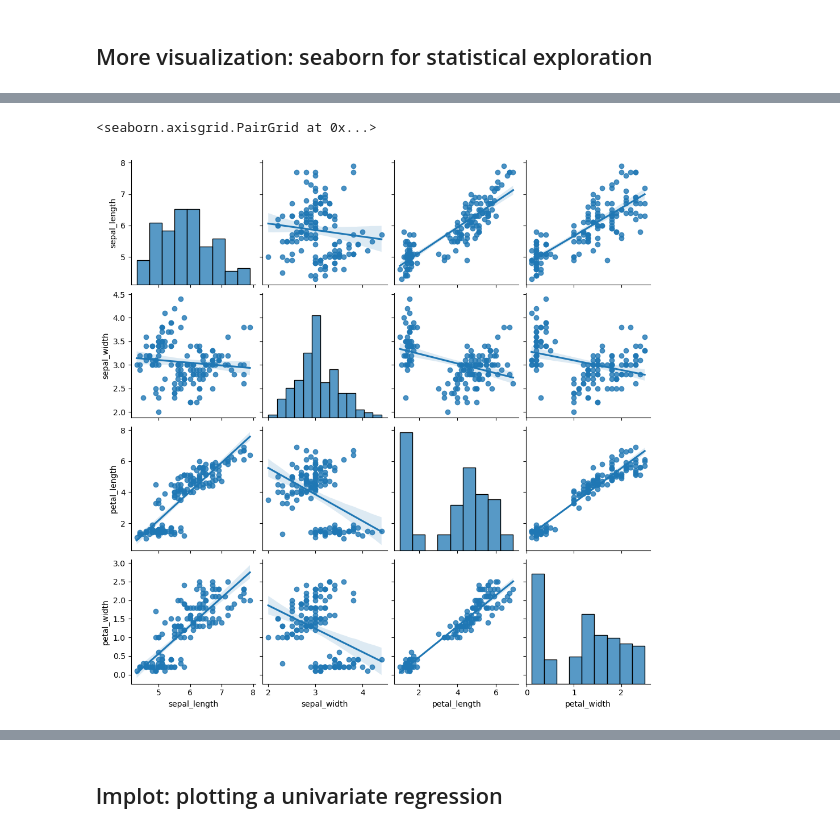
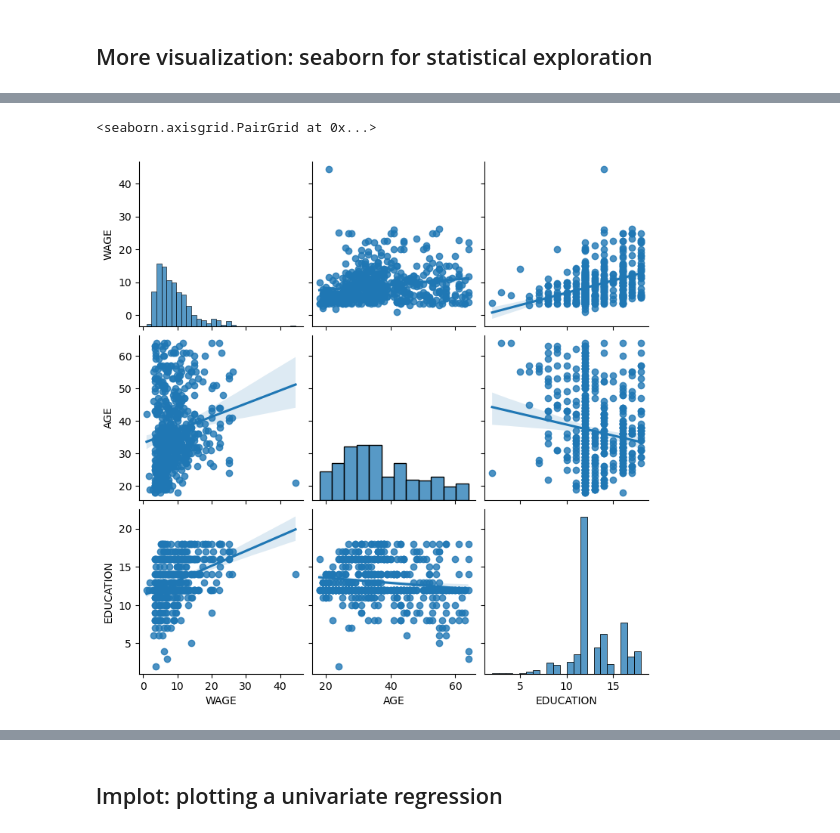
Before and after one commit to abyappan/pystats, a Jupyter notebook: pystats.ipynb, the cells around one changed output, grey strips where cells are left out. Saved outputs shown, nothing was run; the diff lists cells and outputs as text; code cells hidden in the pictures.

```diff
--- a/pystats.ipynb
+++ b/pystats.ipynb
@@ -283,4 +283,5 @@ print(model.f_test([0,1,-1,0]))
 # %% [markdown]
 ## More visualization: seaborn for statistical exploration
 # %%
+data = pandas.read_csv('wages.csv', sep=',')
 print(data)
@@ -302,9 +288,9 @@ print(data)
 # %%
 # data is not provided; therefore, I will use the pevious iris data set
 # could not plot name beacuse it is categorical
-seaborn.pairplot(data, vars=['sepal_length', 'sepal_width', 'petal_length', 'petal_width'], kind = 'reg')
+seaborn.pairplot(data, vars=['WAGE', 'AGE', 'EDUCATION'], kind = 'reg')
 # %% [output]
 <seaborn.axisgrid.PairGrid at 0x...>
-[figure, old version]
+[figure, new version]
 # %%
 #categorical variables can be plotted as the hue:
```
Also changed, not shown: parts of 4 cells of this notebook, 1 other file.
